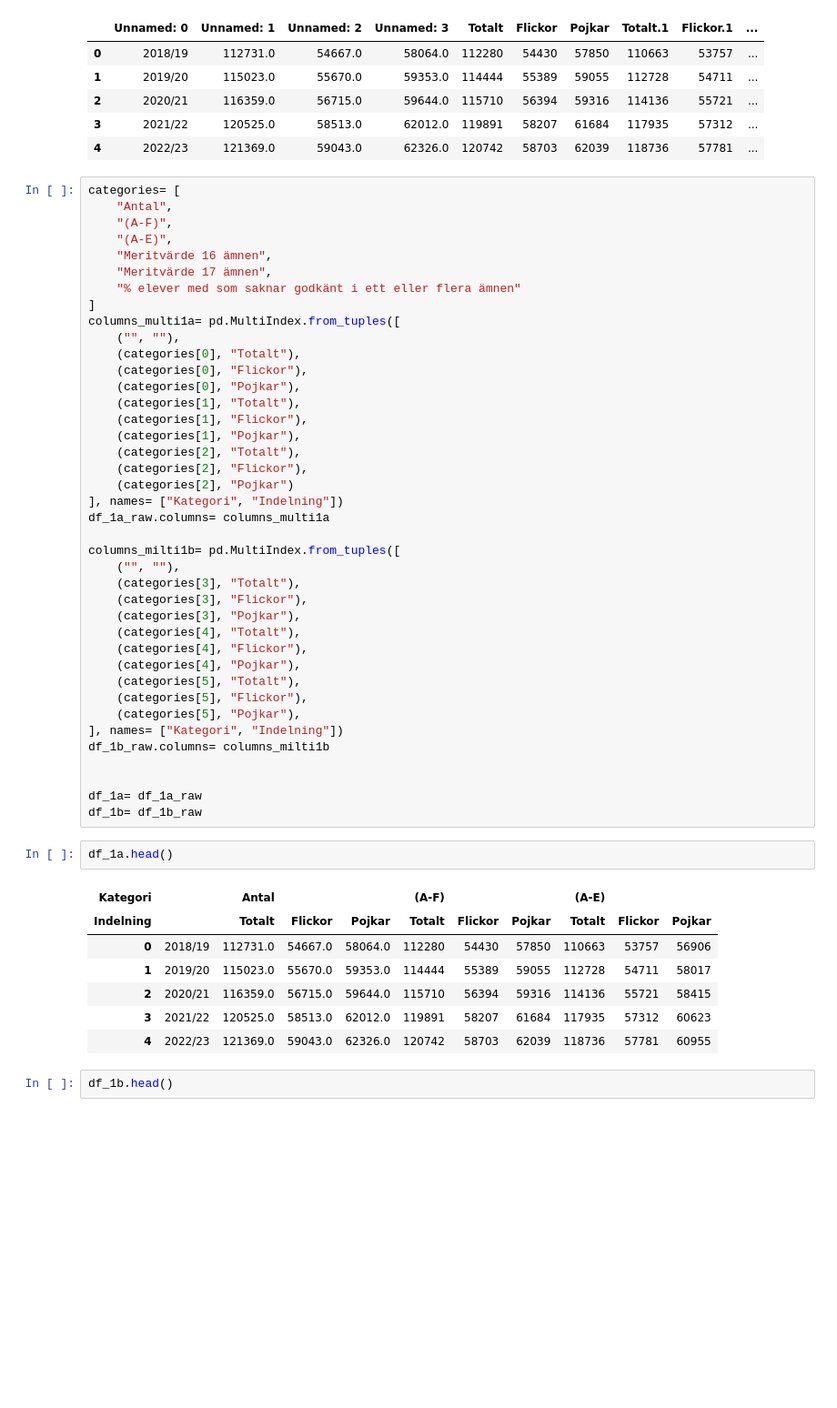
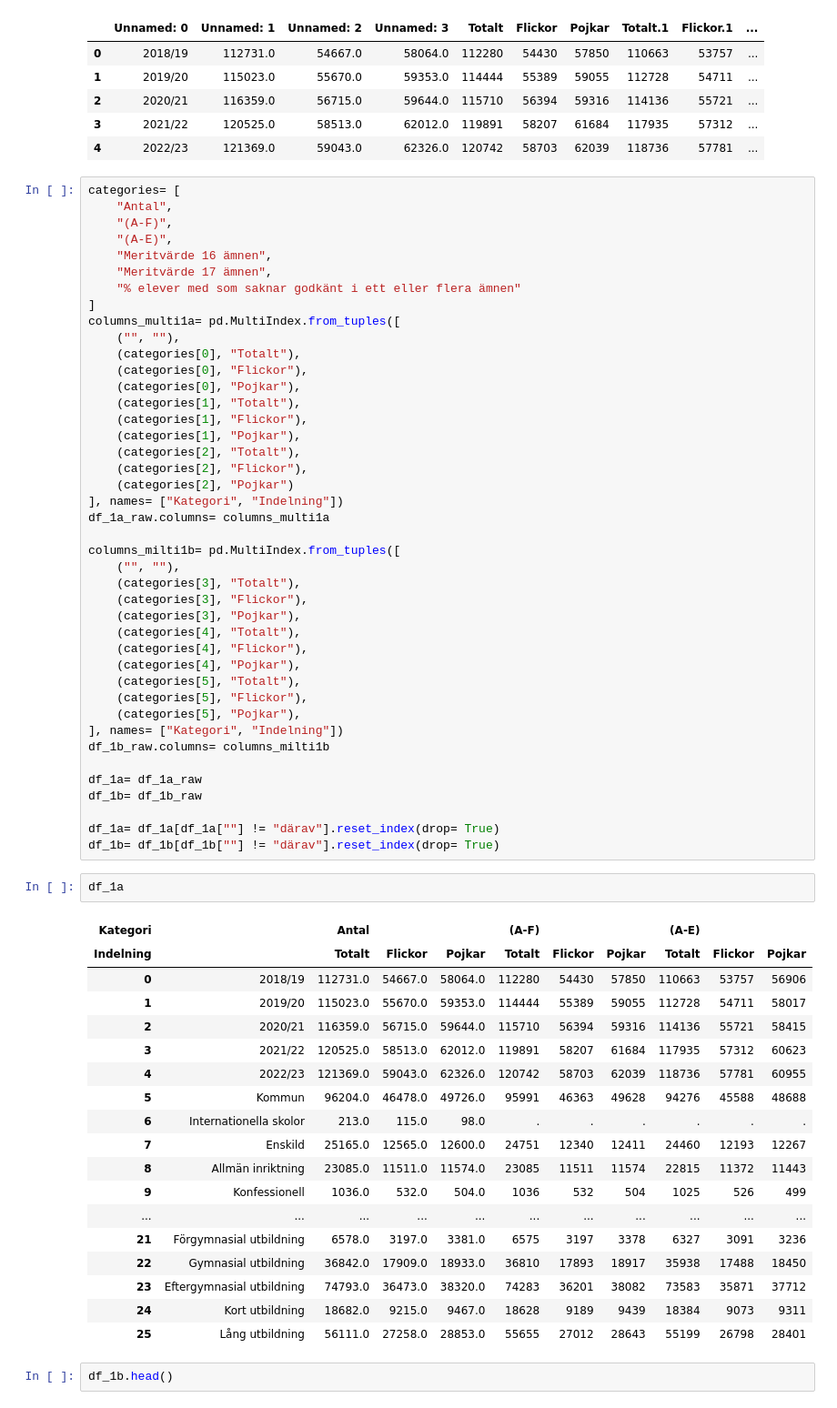
Before and after one commit to MiltonOberg/Python-Milton--sterberg-OPA23, a Jupyter notebook: Laboration2/Labb2.ipynb, the cells around one changed output. Shown at 91% size. Drawn from its saved outputs; the diff is of its cells as text; blank space fills up the shorter version.

```diff
--- a/Laboration2/Labb2.ipynb
+++ b/Laboration2/Labb2.ipynb
@@ -214,19 +214,32 @@ columns_milti1b= pd.MultiIndex.from_tuples([
 ], names= ["Kategori", "Indelning"])
 df_1b_raw.columns= columns_milti1b
 
-
 df_1a= df_1a_raw
 df_1b= df_1b_raw
+
+df_1a= df_1a[df_1a[""] != "därav"].reset_index(drop= True)
+df_1b= df_1b[df_1b[""] != "därav"].reset_index(drop= True)
 # %%
-df_1a.head()
+df_1a
 # %% [output]
 | Kategori |  | Antal |  |  | (A-F) |  |  | (A-E) |  |  |
 | Indelning |  | Totalt | Flickor | Pojkar | Totalt | Flickor | Pojkar | Totalt | Flickor | Pojkar |
 | 0 | 2018/19 | 112731.0 | 54667.0 | 58064.0 | 112280 | 54430 | 57850 | 110663 | 53757 | 56906 |
 | 1 | 2019/20 | 115023.0 | 55670.0 | 59353.0 | 114444 | 55389 | 59055 | 112728 | 54711 | 58017 |
 | 2 | 2020/21 | 116359.0 | 56715.0 | 59644.0 | 115710 | 56394 | 59316 | 114136 | 55721 | 58415 |
 | 3 | 2021/22 | 120525.0 | 58513.0 | 62012.0 | 119891 | 58207 | 61684 | 117935 | 57312 | 60623 |
 | 4 | 2022/23 | 121369.0 | 59043.0 | 62326.0 | 120742 | 58703 | 62039 | 118736 | 57781 | 60955 |
+| 5 | Kommun | 96204.0 | 46478.0 | 49726.0 | 95991 | 46363 | 49628 | 94276 | 45588 | 48688 |
+| 6 | Internationella skolor | 213.0 | 115.0 | 98.0 | . | . | . | . | . | . |
+| 7 | Enskild | 25165.0 | 12565.0 | 12600.0 | 24751 | 12340 | 12411 | 24460 | 12193 | 12267 |
+| 8 | Allmän inriktning | 23085.0 | 11511.0 | 11574.0 | 23085 | 11511 | 11574 | 22815 | 11372 | 11443 |
+| 9 | Konfessionell | 1036.0 | 532.0 | 504.0 | 1036 | 532 | 504 | 1025 | 526 | 499 |
+| ... | ... | ... | ... | ... | ... | ... | ... | ... | ... | ... |
+| 21 | Förgymnasial utbildning | 6578.0 | 3197.0 | 3381.0 | 6575 | 3197 | 3378 | 6327 | 3091 | 3236 |
+| 22 | Gymnasial utbildning | 36842.0 | 17909.0 | 18933.0 | 36810 | 17893 | 18917 | 35938 | 17488 | 18450 |
+| 23 | Eftergymnasial utbildning | 74793.0 | 36473.0 | 38320.0 | 74283 | 36201 | 38082 | 73583 | 35871 | 37712 |
+| 24 | Kort utbildning | 18682.0 | 9215.0 | 9467.0 | 18628 | 9189 | 9439 | 18384 | 9073 | 9311 |
+| 25 | Lång utbildning | 56111.0 | 27258.0 | 28853.0 | 55655 | 27012 | 28643 | 55199 | 26798 | 28401 |
 # %%
 df_1b.head()
 # %% [output]
```
Also changed, not shown: parts of 9 cells of this notebook.
